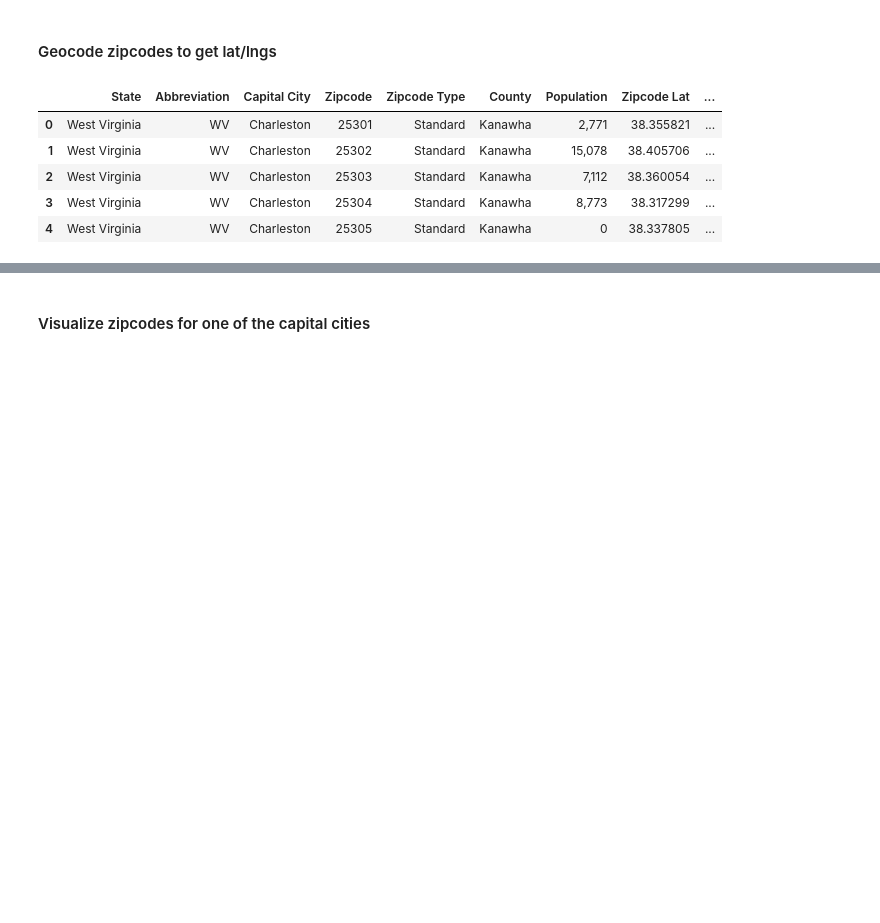
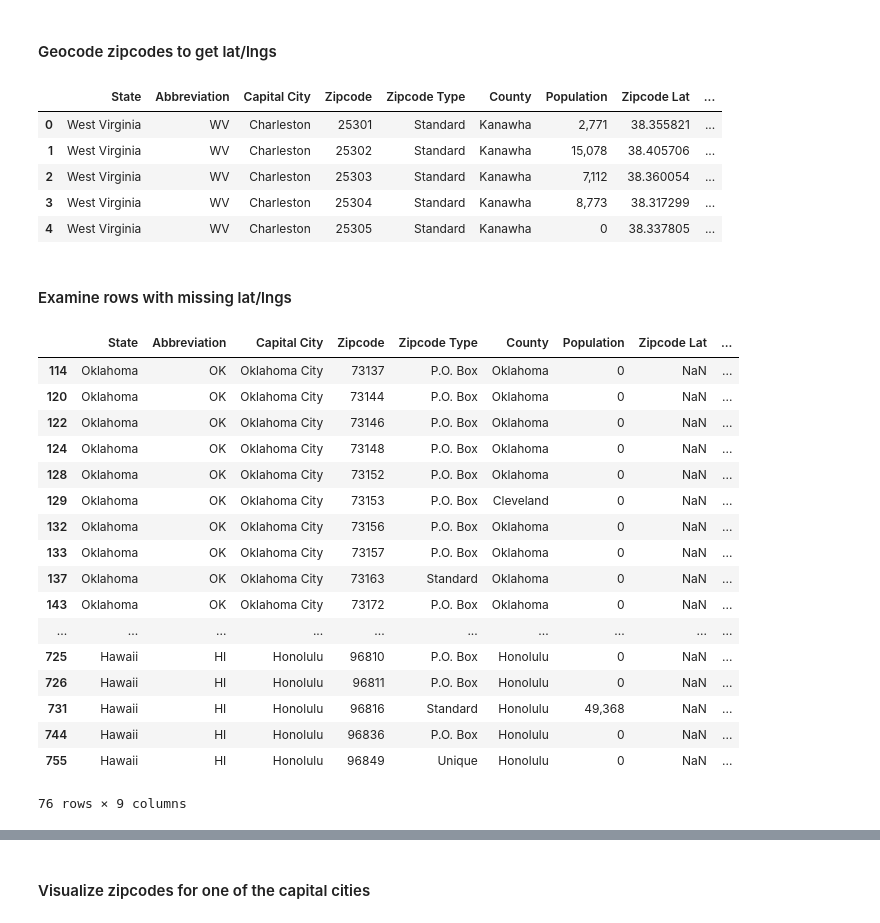
Before and after one commit to amypeniston/data-science-capstone-project, a Jupyter notebook: Week_5_Capstone_Project.ipynb, the cells around one changed output, grey strips where cells are left out. Cells and saved outputs as stored; diff of their text form; code cells hidden in the pictures; blank space fills up the shorter version.

```diff
--- a/Week_5_Capstone_Project.ipynb
+++ b/Week_5_Capstone_Project.ipynb
@@ -307,9 +308,11 @@ base_url = "https://www.zip-codes.com/city/"
 def get_zipcodes():
     data = []
     for idx, row in obesity_rates_2017.iterrows():
-        url = base_url + row["Abbreviation"] + "-" + row["Capital City"] + ".asp"
+        city_clean = row["Capital City"].replace(" ", "-")
+        url = base_url + row["Abbreviation"] + "-" + city_clean + ".asp"
 
-        if idx == 0 or idx == 1:
+        if idx in [0, 1, 2, 3, 4, 5, 6, 7, 8, 9, 40, 41, 42, 43, 44, 45, 46, 47, 48, 49]:
+            print(url)
             page = requests.get(url)
             soup = BeautifulSoup(page.content)
             table = soup.find(class_="statTable")
@@ -366,3 +396,26 @@ zipcode_df.head()
 | 2 | West Virginia | WV | Charleston | 25303 | Standard | Kanawha | 7,112 | 38.360054 | ... |
 | 3 | West Virginia | WV | Charleston | 25304 | Standard | Kanawha | 8,773 | 38.317299 | ... |
 | 4 | West Virginia | WV | Charleston | 25305 | Standard | Kanawha | 0 | 38.337805 | ... |
+# %% [markdown]
+#### Examine rows with missing lat/lngs
+# %%
+zipcode_df[zipcode_df["Zipcode Lat"].isnull()]
+# %% [output]
+|  | State | Abbreviation | Capital City | Zipcode | Zipcode Type | County | Population | Zipcode Lat | ... |
+| 114 | Oklahoma | OK | Oklahoma City | 73137 | P.O. Box | Oklahoma | 0 | NaN | ... |
+| 120 | Oklahoma | OK | Oklahoma City | 73144 | P.O. Box | Oklahoma | 0 | NaN | ... |
+| 122 | Oklahoma | OK | Oklahoma City | 73146 | P.O. Box | Oklahoma | 0 | NaN | ... |
+| 124 | Oklahoma | OK | Oklahoma City | 73148 | P.O. Box | Oklahoma | 0 | NaN | ... |
+| 128 | Oklahoma | OK | Oklahoma City | 73152 | P.O. Box | Oklahoma | 0 | NaN | ... |
+| 129 | Oklahoma | OK | Oklahoma City | 73153 | P.O. Box | Cleveland | 0 | NaN | ... |
+| 132 | Oklahoma | OK | Oklahoma City | 73156 | P.O. Box | Oklahoma | 0 | NaN | ... |
+| 133 | Oklahoma | OK | Oklahoma City | 73157 | P.O. Box | Oklahoma | 0 | NaN | ... |
+| 137 | Oklahoma | OK | Oklahoma City | 73163 | Standard | Oklahoma | 0 | NaN | ... |
+| 143 | Oklahoma | OK | Oklahoma City | 73172 | P.O. Box | Oklahoma | 0 | NaN | ... |
+| ... | ... | ... | ... | ... | ... | ... | ... | ... | ... |
+| 725 | Hawaii | HI | Honolulu | 96810 | P.O. Box | Honolulu | 0 | NaN | ... |
+| 726 | Hawaii | HI | Honolulu | 96811 | P.O. Box | Honolulu | 0 | NaN | ... |
+| 731 | Hawaii | HI | Honolulu | 96816 | Standard | Honolulu | 49,368 | NaN | ... |
+| 744 | Hawaii | HI | Honolulu | 96836 | P.O. Box | Honolulu | 0 | NaN | ... |
+| 755 | Hawaii | HI | Honolulu | 96849 | Unique | Honolulu | 0 | NaN | ... |
+76 rows × 9 columns
```
Also changed, not shown: parts of 23 cells of this notebook.
